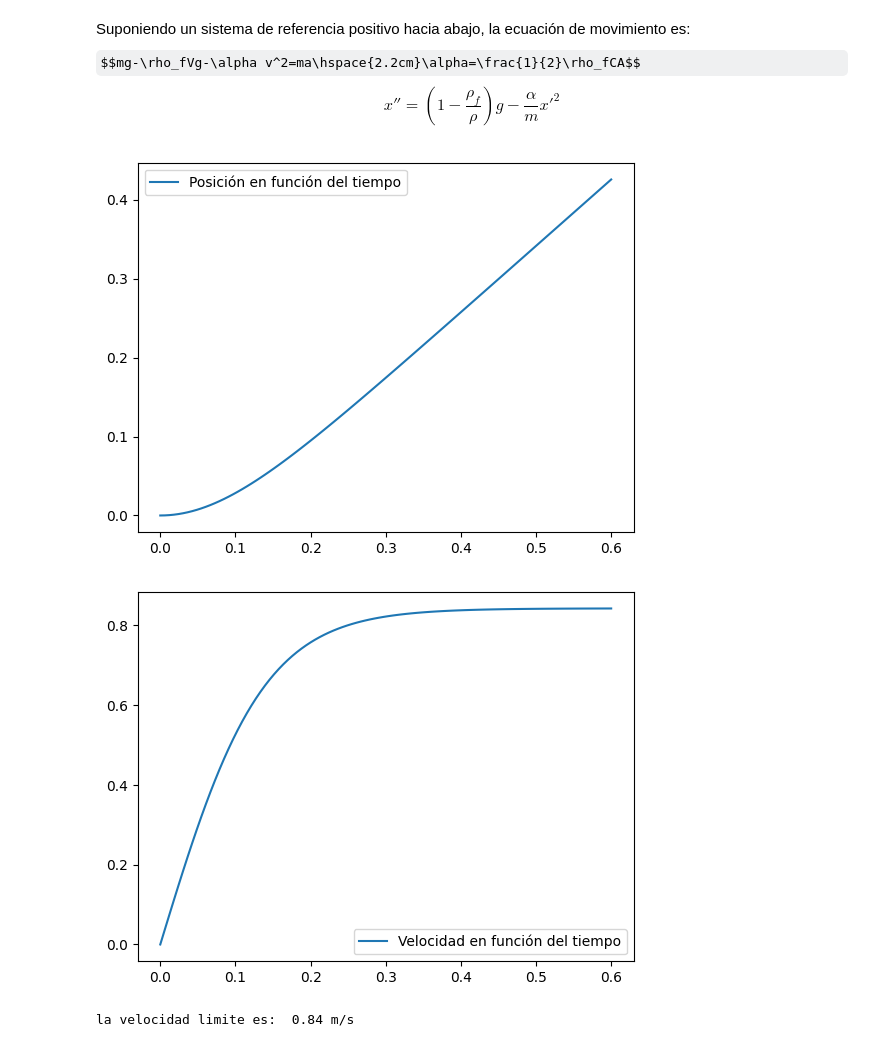
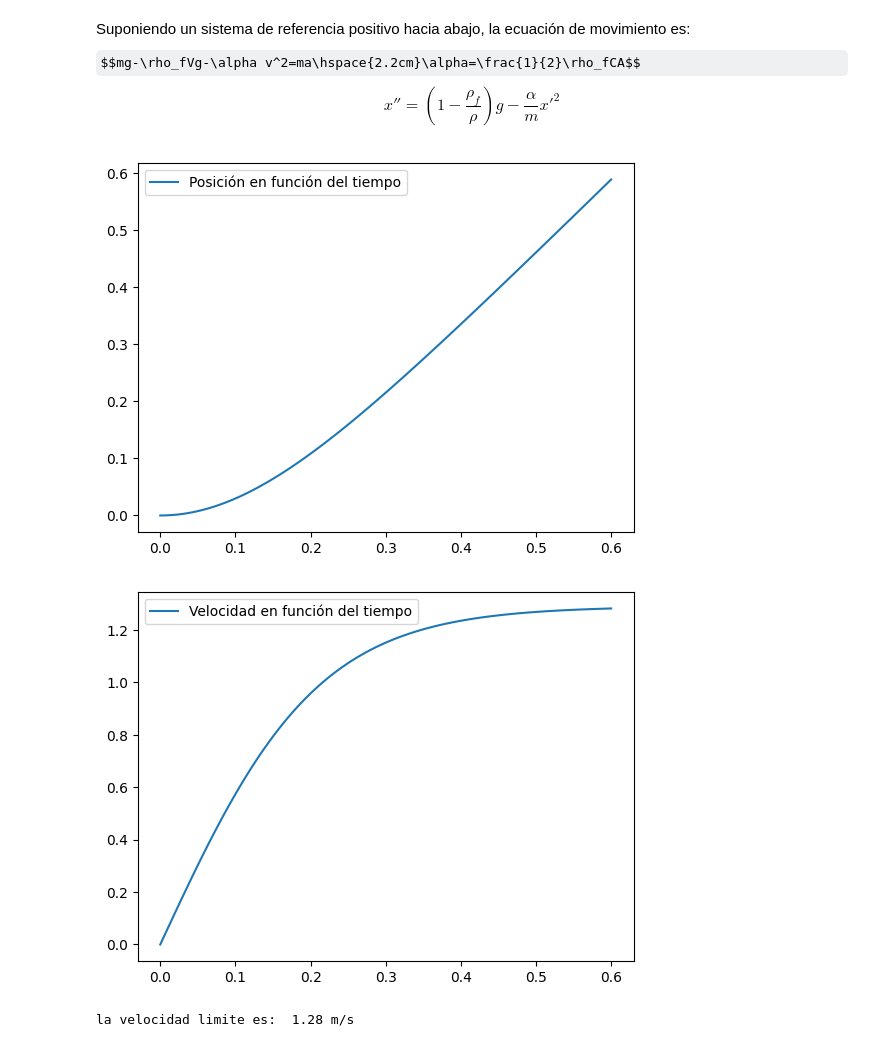
Before and after one commit to cjimenez275/Simulacion_Fisica, a Jupyter notebook: 7_ODEINT.ipynb, the cells around one changed output. Cells and saved outputs as stored; diff of their text form; code cells hidden in the pictures; some formulas as TeX source.

```diff
--- a/7_ODEINT.ipynb
+++ b/7_ODEINT.ipynb
@@ -70,7 +70,7 @@ En este codigo solucionamos ecuaciones diferenciales de segundo orden, ejemplo
 $$\frac{d^2x}{dt^2}+2\gamma \frac{dx}{dt}+\omega_0^2 x=0$$
 # %%
 g = 0.1
-w0 = 0.1
+w0 = 1
 x0 = [1, 0]
 def ecuacion(y0,x):
   x, v = y0
@@ -100,27 +104,28 @@ $$mg-\rho_fVg-\alpha v^2=ma\hspace{2.2cm}\alpha=\frac{1}{2}\rho_fCA$$
 $$x''=(1-\frac{\rho_f}{\rho})g-\frac{\alpha}{m}x'^2$$
 # %%
 g, pf, p, m = 9.8, 1000, 2700, 0.0027
-C=0.47
+C=0.2
 A = 0.0001
 a=0.5*pf*C*A
 
 x0 = [0, 0]
 def ecuacion(y0,x):
   x, v = y0
   f = [v, (1-(pf/p))*g-(a/m)*v**2]
   return f
 
 t = np.linspace(0, 0.6, 100)
 xsol = odeint(ecuacion, x0, t)
-print()
+
+
 plt.plot(t, xsol[:, 0], label="Posición en función del tiempo")
 plt.legend()
 plt.show()
 plt.plot(t, xsol[:, 1], label="Velocidad en función del tiempo")
 plt.legend()
 plt.show()
 print("la velocidad limite es: ", round(xsol[-1, 1], 2), "m/s")
 # %% [output]
-[figure, old version]
+[figure, new version]
-[figure, old version]
+[figure, new version]
-la velocidad limite es:  0.84 m/s
+la velocidad limite es:  1.28 m/s
```
Also changed, not shown: parts of 11 cells of this notebook.
